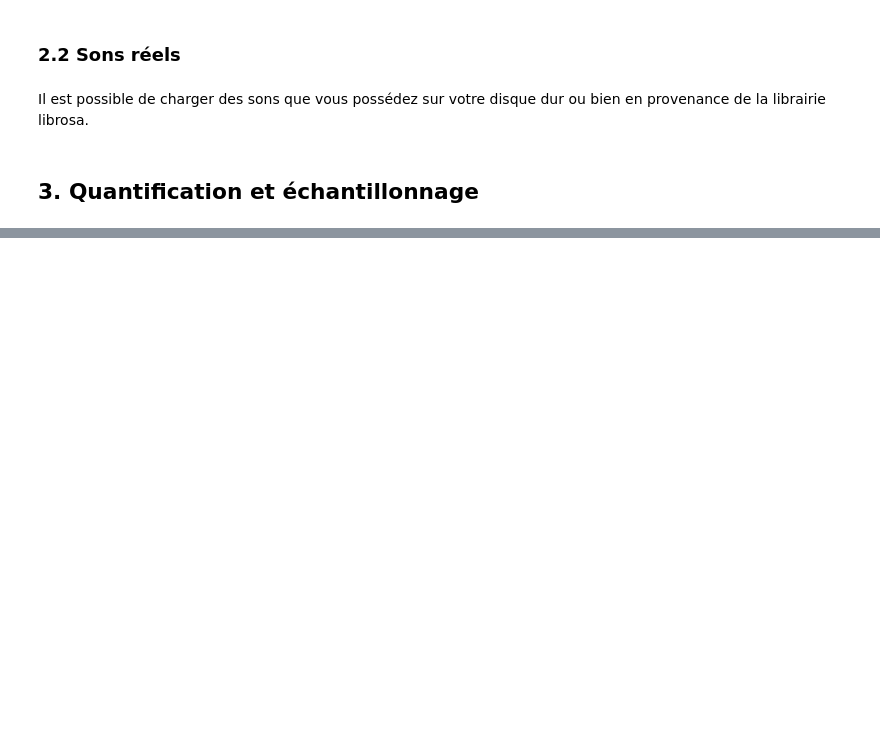
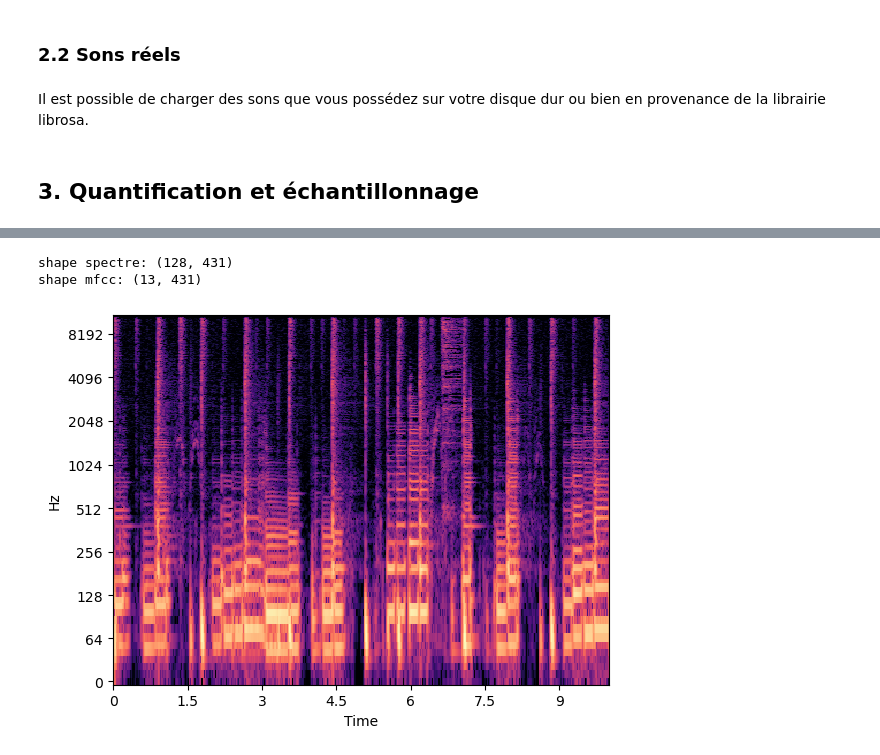
Before and after one commit to Guekka/Polytech, a Jupyter notebook: SI3/S6/ssii/TD1/TPdonneesNumIntro.ipynb, the cells around one changed output, grey strips where cells are left out. Saved outputs shown, nothing was run; the diff lists cells and outputs as text; code cells hidden in the pictures; blank space fills up the shorter version.

```diff
--- a/SI3/S6/ssii/TD1/TPdonneesNumIntro.ipynb
+++ b/SI3/S6/ssii/TD1/TPdonneesNumIntro.ipynb
@@ -286,3 +313,19 @@ s = Q*np.floor(s/Q)
 ipd.Audio(s,rate=sr2/2,autoplay=True)
 # %% [output]
 [interactive output not drawn]
+# %%
+sound, sr = librosa.load(librosa.ex('choice'), duration=10)
+# display chronogram
+#librosa.display.waveshow(sound, sr=sr)
+# display spectre
+spectre = librosa.feature.melspectrogram(y=sound, sr=sr)
+print(f"shape spectre: {spectre.shape}")
+# display spectrogram
+librosa.display.specshow(librosa.amplitude_to_db(librosa.stft(sound), ref=np.max), y_axis='log', x_axis='time')
+# mfcc
+mfcc = librosa.feature.mfcc(y=sound, sr=sr, n_mfcc=13)
+print(f"shape mfcc: {mfcc.shape}")
+# %% [output]
+shape spectre: (128, 431)
+shape mfcc: (13, 431)
+[figure, added]
```
Also changed, not shown: parts of 12 cells of this notebook.
